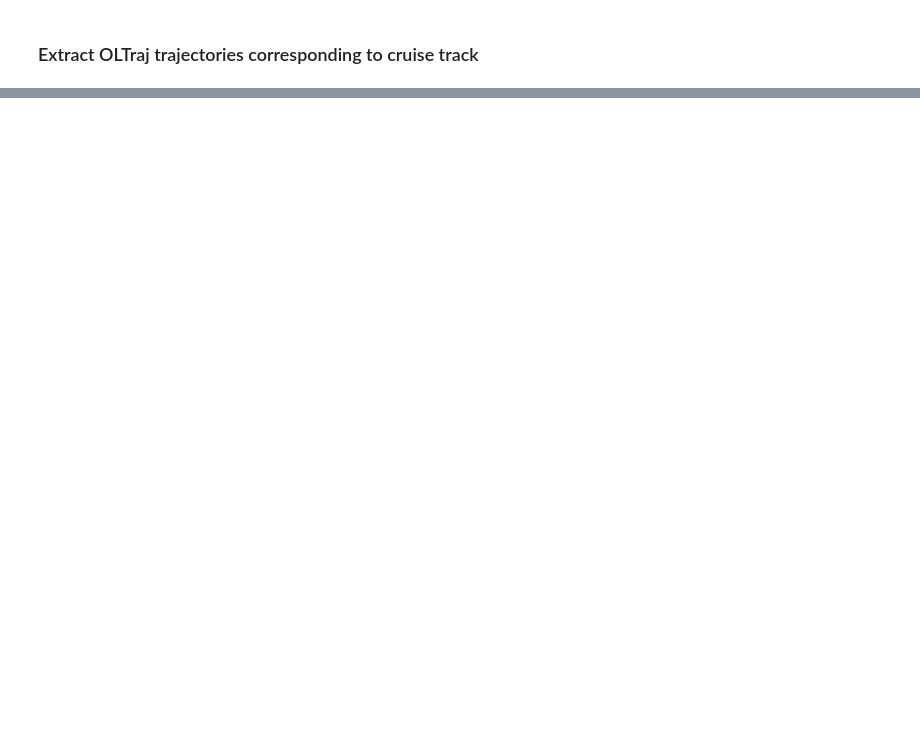
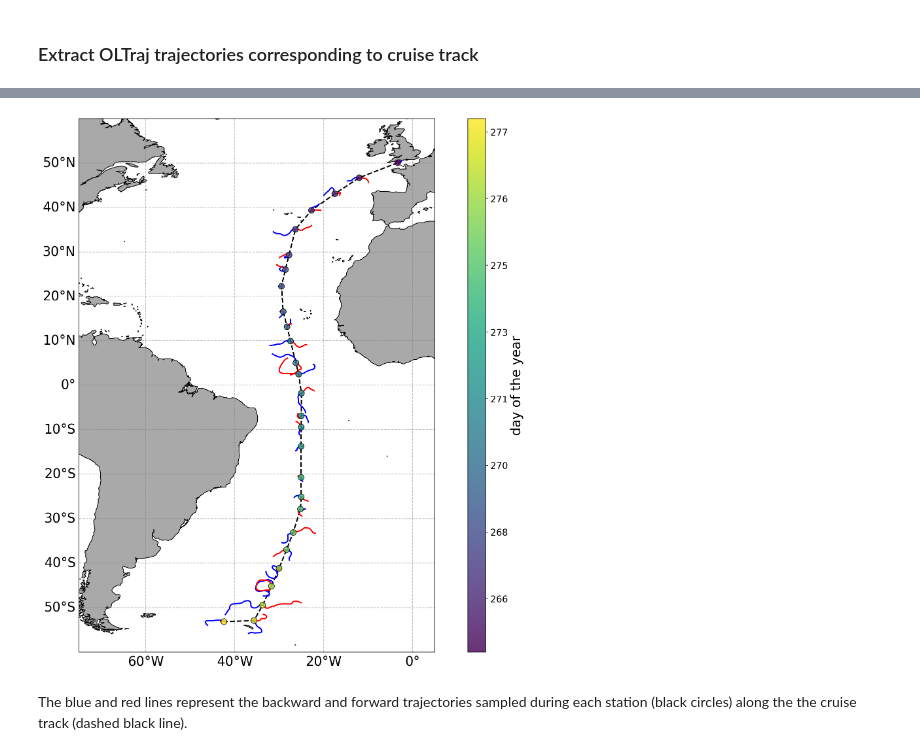
Before and after one commit to grgdll/OLTraj_examples, a Jupyter notebook: Example_2/Source/OLTraj_eg_2.ipynb, the cells around one changed output, grey strips where cells are left out. Cells and saved outputs as stored; diff of their text form; code cells hidden in the pictures; blank space fills up the shorter version.

```diff
--- a/Example_2/Source/OLTraj_eg_2.ipynb
+++ b/Example_2/Source/OLTraj_eg_2.ipynb
@@ -59,14 +55,14 @@ Date_ = ['0115','0214','0315','0415','0515','0615',\
 ### Extract OLTraj trajectories corresponding to cruise track
 # %%
 # intialise arrays that will store the trajectories
-trajlon = np.full((len(Date_), 59), np.nan)
-trajlat = np.full((len(Date_), 59), np.nan)
+trajlon = np.full((len(track), 59), np.nan)
+trajlat = np.full((len(track), 59), np.nan)
 
 OLTraj_THREDDS_string = 'http://dap.ceda.ac.uk/thredds/dodsC/neodc/oltraj/data/v2.2/'
 
-for ifn in range(len(Date_)):
+for ifn in range(len(track)):
 
-    fn = OLTraj_THREDDS_string + Year_ + '/' + Year_ + Date_[ifn] + '_oltraj_uv_global.nc'
+    fn = OLTraj_THREDDS_string + track['DateTime_UTC'].iloc[ifn].strftime('%Y')+'/'+track['DateTime_UTC'].iloc[ifn].strftime('%Y%m%d') + '_oltraj_uv_global.nc'
 
     # open OLTraj file
     print("Opening OLTraj file: " + fn + "...", end="")
@@ -75,8 +71,9 @@ for ifn in range(len(Date_)):
 
     # read and subset OLTraj trajectories corresponding to current location of the cruise track
     print("Subsetting and reading file...", end="")
-    tmp = dsAV.sel(lon=LON_station, lat=LAT_station, method="nearest")
-    print(" done.\n" )
+    tmp = dsAV.sel(lon=track['Longitude_degreesE'].iloc[ifn], lat=track['Latitude_degreesN'].iloc[ifn], method="nearest")
+    print("done.\n" )
+
 
     # store trajectories for given date
     trajlon[ifn] = tmp['trajlon']
@@ -148,0 +103,49 @@ for ir in range(3):
+# %%
+# initialise figure
+fig = plt.figure(figsize=(40,15))
+ax = fig.add_subplot(111, projection=ccrs.PlateCarree(central_longitude=-25) )
+
+lbl_color = 'k'
+
+# plot cruise track
+ax.plot(  track['Longitude_degreesE'], track['Latitude_degreesN'], transform=ccrs.PlateCarree(), lw=2, color='k', ls='--', ms=10 )
+pc = ax.scatter(  track['Longitude_degreesE'], track['Latitude_degreesN'], s=80, c=track['DateTime_UTC'].dt.dayofyear.values, cmap=cm.get_cmap('viridis'), edgecolors='k', transform=ccrs.PlateCarree(), zorder=60, alpha=0.8 )
+
+# plot colorbar
+divider = make_axes_locatable(ax)
+ax_cb = divider.new_horizontal(size="5%", pad=0.7, axes_class=plt.Axes)
+fig.add_axes(ax_cb)
+cb = plt.colorbar(pc, cax=ax_cb)
+cb.set_label('day of the year', color=lbl_color, fontsize=20)
+cb.ax.set_yticklabels(track['DateTime_UTC'].dt.dayofyear.values, color=lbl_color, fontsize=14)
+
+# plot Lagrangian trajectories
+for it in range(len(trajlon)):
+    # backward trajectories
+    ax.plot(trajlon[it, :30], trajlat[it, :30], color='b', linestyle='-', lw=2, transform=ccrs.PlateCarree(), zorder=10 )
+    # forward trajectories
+    ax.plot(trajlon[it, 30:], trajlat[it, 30:], color='r', linestyle='-', lw=2, transform=ccrs.PlateCarree(), zorder=10 )
+
+# add continents
+ax.add_feature(cfeature.NaturalEarthFeature('physical', 'land', '50m', edgecolor='k', facecolor='darkgray'))
+
+# set geographical extent of figure
+ax.set_extent([-75, 5, -60, 60], ccrs.PlateCarree())
+
+
+gl = ax.gridlines(crs=ccrs.PlateCarree(), draw_labels=True, linewidth=1, color='gray', alpha=0.5, linestyle='--')
+gl.top_labels = False
+gl.bottom_labels = True
+gl.left_labels = True
+gl.right_labels = False
+gl.xlines = True
+gl.xlocator = mticker.FixedLocator([-60, -40, -20, 0])
+gl.ylocator = mticker.FixedLocator(np.arange(-60,60,10))
+gl.xformatter = LONGITUDE_FORMATTER
+gl.yformatter = LATITUDE_FORMATTER
+gl.ylabel_style = {'fontsize': 20, 'color': lbl_color}
+gl.xlabel_style = {'fontsize': 20, 'color': lbl_color}
+# %% [output]
+[figure, added]
+# %% [markdown]
+The blue and red lines represent the backward and forward trajectories sampled during each station (black circles) along the the cruise track (dashed black line).
```
Also changed, not shown: parts of 10 cells of this notebook.
